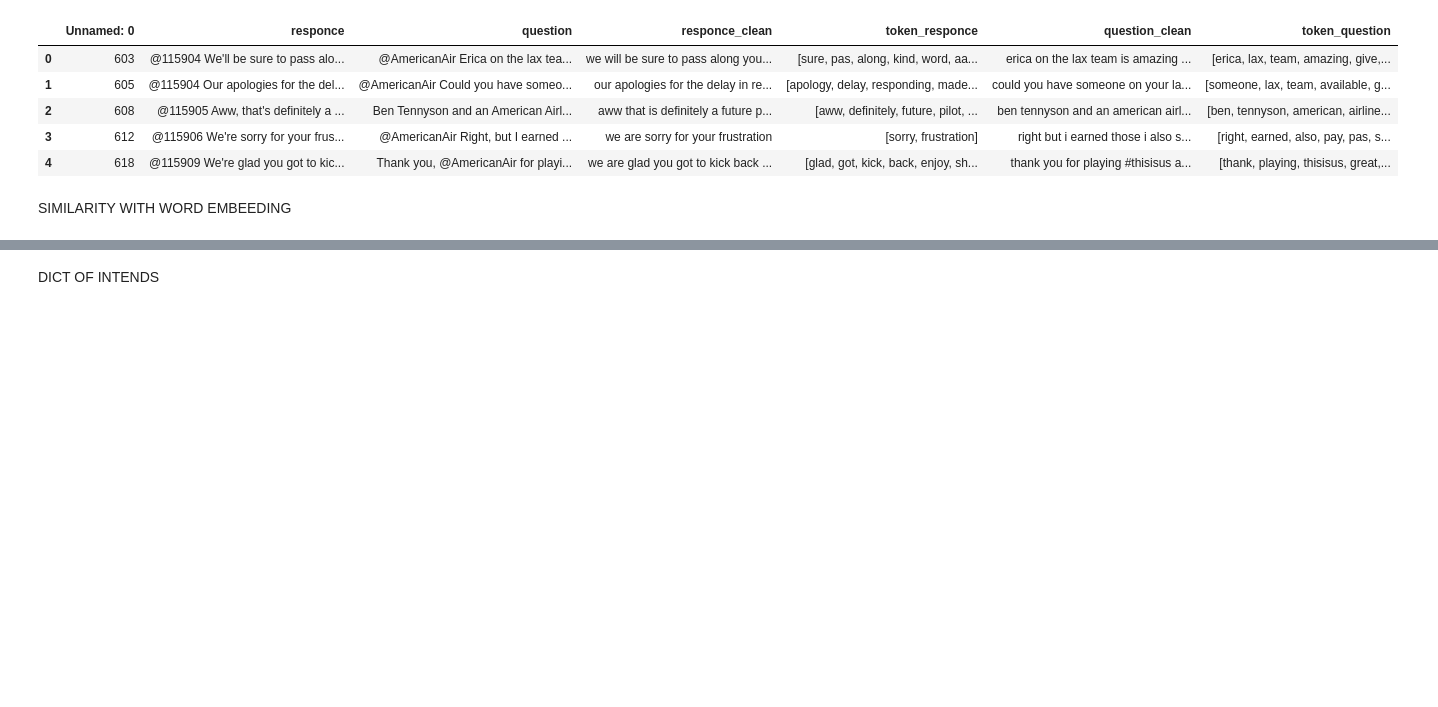
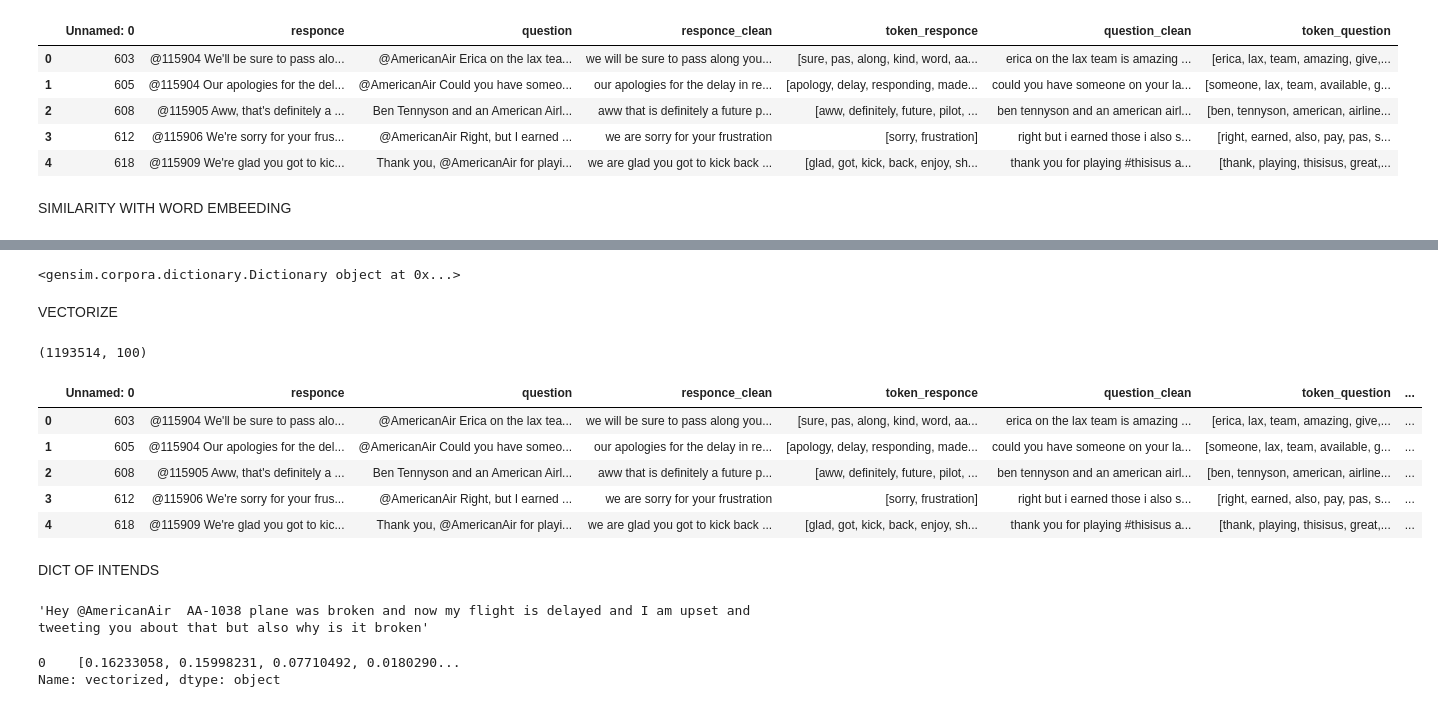
Before and after one commit to Germain-D/AirBot-nlp-app, a Jupyter notebook: model.ipynb, the cells around one changed output, grey strips where cells are left out. Cells and saved outputs as stored; diff of their text form; code cells hidden in the pictures; blank space fills up the shorter version.

```diff
--- a/model.ipynb
+++ b/model.ipynb
@@ -279,2 +236,64 @@ Dictionary<4116 unique tokens: ['amazing', 'erica', 'give', 'lax', 'raise']...>
+# %%
+pprint(id2word)
+# %% [output]
+<gensim.corpora.dictionary.Dictionary object at 0x...>
+# %% [markdown]
+VECTORIZE
+# %%
+# We just need to run this code once, the function glove2word2vec saves the Glove embeddings in the word2vec format
+# that will be loaded in the next section
+from gensim.scripts.glove2word2vec import glove2word2vec
+from gensim.models import KeyedVectors
+glove2word2vec('/home/germain/Documents/Rule_Based_ChatBot/glove.twitter.27B.100d.txt', 'glove.twitter.27B.100d.word2vec')
+# %% [output]
+(1193514, 100)
+# %%
+# load the Stanford GloVe model
+model = KeyedVectors.load_word2vec_format('glove.twitter.27B.100d.word2vec', binary=False)
+# %%
+
+
+#vectorize tweets with our model
+def vectorize(tokenized_sentence):
+    result = []
+    for token in tokenized_sentence:
+        if(token in model.key_to_index):
+            result.append(model[token])
+    return np.mean(result, axis=0)
+
+
+
+df['responce_vect'] = df['token_responce'].apply(vectorize)
+df['question_vect'] = df['token_question'].apply(vectorize)
+# %%
+df.head()
+# %% [output]
+|  | Unnamed: 0 | responce | question | responce_clean | token_responce | question_clean | token_question | ... |
+| 0 | 603 | @115904 We'll be sure to pass alo... | @AmericanAir Erica on the lax tea... | we will be sure to pass along you... | [sure, pas, along, kind, word, aa... | erica on the lax team is amazing ... | [erica, lax, team, amazing, give,... | ... |
+| 1 | 605 | @115904 Our apologies for the del... | @AmericanAir Could you have someo... | our apologies for the delay in re... | [apology, delay, responding, made... | could you have someone on your la... | [someone, lax, team, available, g... | ... |
+| 2 | 608 | @115905 Aww, that's definitely a ... | Ben Tennyson and an American Airl... | aww that is definitely a future p... | [aww, definitely, future, pilot, ... | ben tennyson and an american airl... | [ben, tennyson, american, airline... | ... |
+| 3 | 612 | @115906 We're sorry for your frus... | @AmericanAir Right, but I earned ... | we are sorry for your frustration | [sorry, frustration] | right but i earned those i also s... | [right, earned, also, pay, pas, s... | ... |
+| 4 | 618 | @115909 We're glad you got to kic... | Thank you, @AmericanAir for playi... | we are glad you got to kick back ... | [glad, got, kick, back, enjoy, sh... | thank you for playing #thisisus a... | [thank, playing, thisisus, great,... | ... |
 # %% [markdown]
 DICT OF INTENDS
+# %%
+sentence = input()
+sentence
+# %% [output]
+'Hey @AmericanAir  AA-1038 plane was broken and now my flight is delayed and I am upset and tweeting you about that but also why is it broken'
+# %%
+#put sentence to a dataframe
+d = {'text': [sentence]}
+phrase = pd.DataFrame(data=d)
+phrase['text']
+
+#just tokenize the sentence
+phrase['tokens'] = phrase['text'].apply(nltk.word_tokenize)
+phrase['tokens']
+
+#and vectorized it
+phrase['vectorized'] = phrase['tokens'].apply(vectorize)
+phrase['vectorized']
+# %% [output]
+0    [0.16233058, 0.15998231, 0.07710492, 0.0180290...
+Name: vectorized, dtype: object
```
Also changed, not shown: parts of 17 cells of this notebook, 1 other file.
